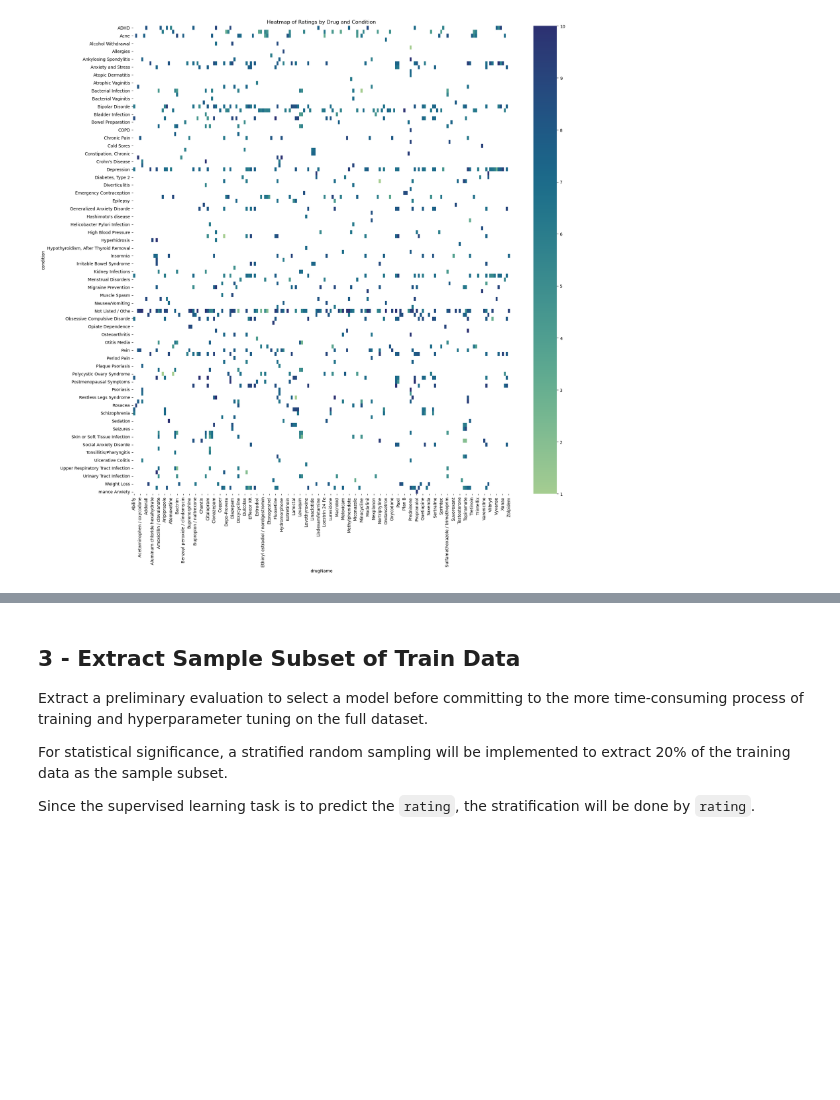
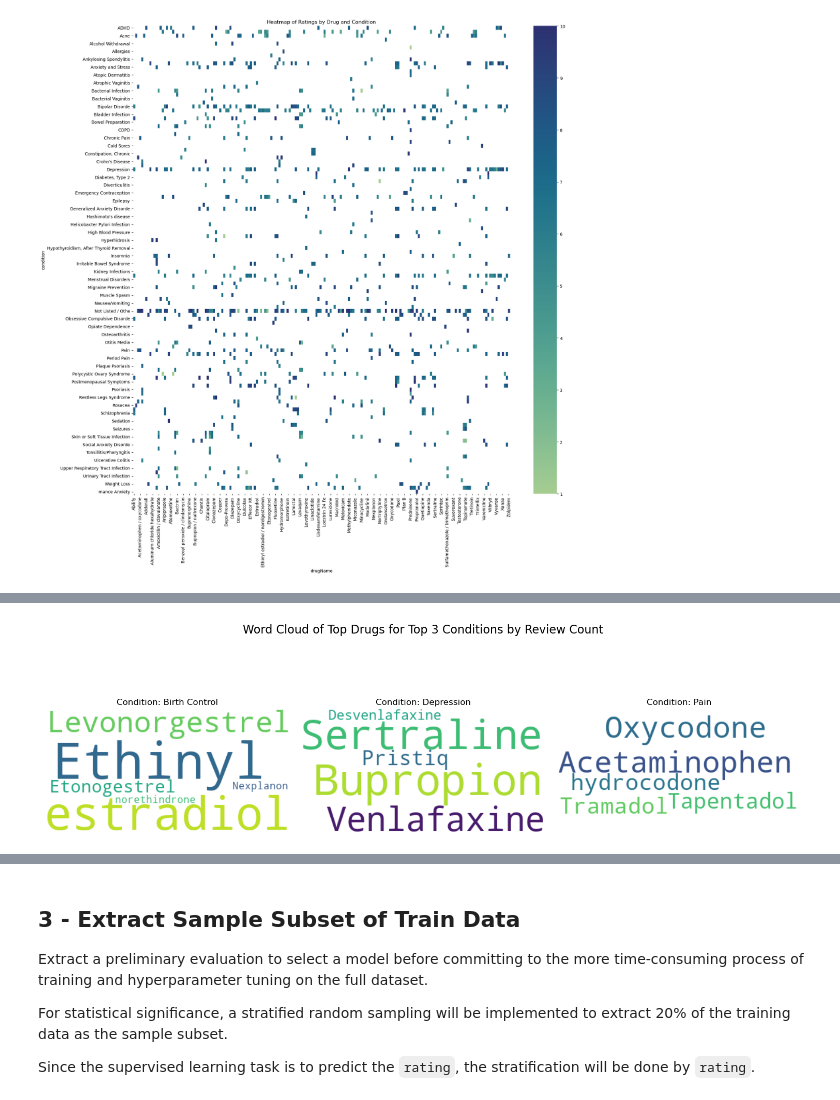
Before and after one commit to sean7x/medicinal-narratives, a Jupyter notebook: data_prep_eda.ipynb, the cells around one changed output, grey strips where cells are left out. Saved outputs shown, nothing was run; the diff lists cells and outputs as text; code cells hidden in the pictures; blank space fills up the shorter version.

Commit message:
EDA: add Top Drugs for Top 3 Conditions by Review Count

```diff
--- a/data_prep_eda.ipynb
+++ b/data_prep_eda.ipynb
@@ -211,3 +212,23 @@ plt.ylabel('condition')
 plt.show()
 # %% [output]
 [figure]
+# %%
+# Group the data by 'condition' and 'drugName', calculate the average rating, and count the reviews
+condition_drug_stats = train_df.groupby(['condition', 'drugName']).agg({'rating': 'mean', 'review': 'count'}).reset_index()
+
+# Sort by condition and review count, and select the top 5 drugs for each condition
+top5_drugs_by_condition = condition_drug_stats.sort_values(['condition', 'review'], ascending=[True, False]).groupby('condition').head(5)
+
+# Count the occurrences of each condition in the dataset
+condition_counts = train_df['condition'].value_counts()
+
+# Select the top three conditions with the highest counts
+top3_conditions = condition_counts.index[:3]
+
+# Group by 'condition' and print the top 5 drugs, their counts, and average ratings for the top 3 conditions
+for condition in top3_conditions:
+    condition_data = top5_drugs_by_condition[top5_drugs_by_condition['condition'] == condition]
+    print(f"Condition: {condition}")
+    for _, row in condition_data.iterrows():
+        print(f"  Drug: {row['drugName']} - Count: {row['review']} - Average Rating: {row['rating']:.2f}")
+    print()
@@ -213,0 +256,35 @@ plt.show()
+# %%
+from wordcloud import WordCloud
+import matplotlib.pyplot as plt
+import seaborn as sns
+
+# Count the occurrences of each condition in the dataset
+condition_counts = train_df['condition'].value_counts()
+
+# Select the top three conditions with the highest counts
+top3_conditions = condition_counts.index[:3]
+
+# Create a word cloud for the top drugs for each of the top 3 conditions
+plt.figure(figsize=(15, 5))
+for i, condition in enumerate(top3_conditions, 1):
+    plt.subplot(1, 3, i)
+
+    # Filter data for the current condition
+    condition_data = top5_drugs_by_condition[top5_drugs_by_condition['condition'] == condition]
+
+    # Get the top drugs for the current condition
+    top_drugs = condition_data['drugName']
+
+    # Create a word cloud for the top drugs
+    wordcloud = WordCloud(width=400, height=200, background_color='white').generate(' '.join(top_drugs))
+
+    # Display the word cloud
+    plt.imshow(wordcloud, interpolation='bilinear')
+    plt.title(f'Condition: {condition}')
+    plt.axis('off')
+
+plt.suptitle('Word Cloud of Top Drugs for Top 3 Conditions by Review Count', fontsize=16)
+plt.tight_layout(rect=[0, 0, 1, 0.9])
+plt.show()
+# %% [output]
+[figure, added]
```
Also changed, not shown: parts of 6 cells of this notebook.
